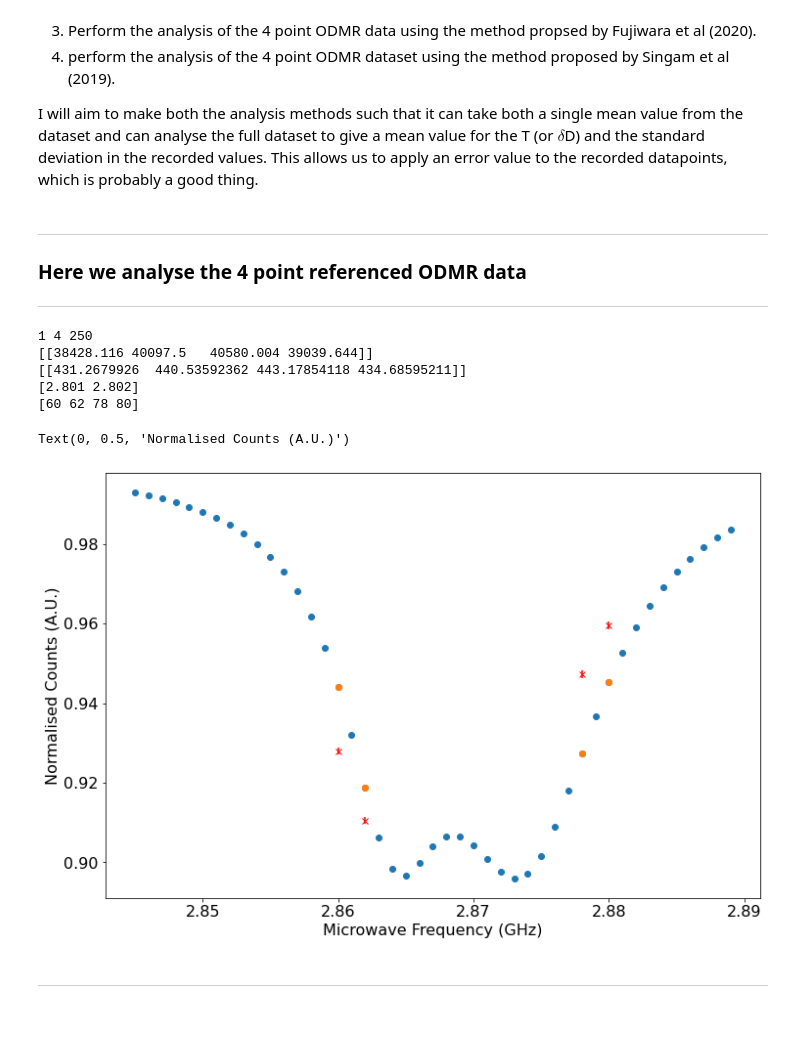
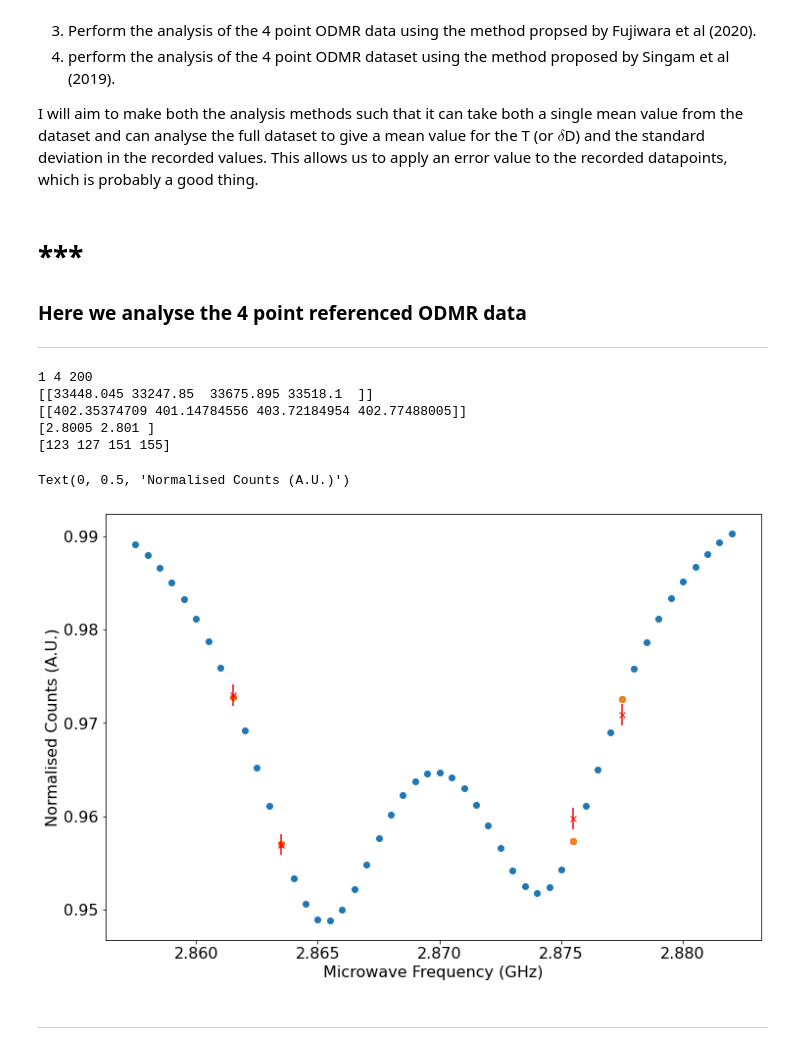
Before and after one commit to Corbyn93/Ryans_Python_Scripts, a Jupyter notebook: Ryan's Jupyter stuff/Thesis code/3 Temp Sensing Algorithms/20211111_Singam_temp_sensing_analysis_2.ipynb, the cells around one changed output. Saved outputs shown, nothing was run; the diff lists cells and outputs as text; code cells hidden in the pictures; blank space fills up the shorter version.

```diff
--- a/Ryan's Jupyter stuff/Thesis code/3 Temp Sensing Algorithms/20211111_Singam_temp_sensing_analysis_2.ipynb
+++ b/Ryan's Jupyter stuff/Thesis code/3 Temp Sensing Algorithms/20211111_Singam_temp_sensing_analysis_2.ipynb
@@ -171,7 +184,7 @@ Additionally, I should be able to extract the Double Lorentz fitting of the data
  # Saves this data into a text file and the 2 plots generated.
 #######
 
-date = '20210928' # Date on folder in which the experimental data is saved.
+date = '20211216' # Date on folder in which the experimental data is saved.
 set_plot_params()
 
 # Load in the data file into an np array, and freqeuncy scan parameters
@@ -179,7 +192,7 @@ set_plot_params()
 folder_path = 'I:\\Science\\Physics-Nanobiophotonics\\Group\\User Data\\ODMR\\ODMR and imaging\\2021\\' + date + '\\'
 #folder_path = 'I:\\Science\\Physics-Nanobiophotonics\\Group\\User Data\\ODMR\\Imaging\\'
 
-data_set = '_referenced_odmr_03' # Short hand for the file name.
+data_set = '_referenced_odmr_06' # Short hand for the file name.
 
 # Set the file names for all 4 data sets recorded from the experiment.
 file_name_ODMR1 = date + data_set + '_ODMR1.dat'
@@ -225,7 +238,7 @@ print(freq_mins)
 # create the initial parameters for ODMR double lorentzian
 # line fitting
 init_params = [dip_depth[0], freq_mins[0], 0.005, dip_depth[1], freq_mins[1], 0.005, flourescent_baseline]
-#init_params = [-0.8, 2.86, 0.005, dip_depth[1], 2.87, 0.005, flourescent_baseline]
+init_params = [-0.8, 2.86, 0.005, dip_depth[1], 2.87, 0.005, flourescent_baseline]
 
 # Set the upper and lower bounds for the fitting algorithm.
 lower_bounds = [-np.inf, init_params[1] - 0.01, 0, -np.inf, init_params[4] - 0.01, 0, 0]
@@ -424,7 +437,7 @@ def save_data(file_ID, date, dwell_time, repeats, deltaD, error_deltaD, deltaT,
                  str(deltaT) + " \t" +  str(error_deltaT) + " \t" + str(mean_intensity) + " \t"  +
                  str(np.sqrt(np.round(mean_intensity, 3))) + '\n')
 # %% [markdown]
-***
+# ***
 ### Here we analyse the 4 point referenced ODMR data
 ***
 # %%
@@ -435,7 +448,9 @@ def save_data(file_ID, date, dwell_time, repeats, deltaD, error_deltaD, deltaT,
 # Load in the data file into an np array, and freqeuncy scan parameters
 # into a pandas array.
 
-four_point_data_set = '_4_point_referenced_odmr_42' # Short hand for the file name.
+folder_path_2 = folder_path + 'simulated_temp_change\\'
+
+four_point_data_set = '_4_point_referenced_odmr_71' # Short hand for the file name.
 
 # Set the file names for all 4 data sets recorded from the experiment.
 four_point_file_name_ODMR1 = date + four_point_data_set + '_ODMR1.dat'
@@ -444,15 +459,15 @@ four_point_file_name_Ref1 = date + four_point_data_set  + '_Ref1.dat'
 four_point_file_name_Ref2 = date + four_point_data_set  + '_Ref2.dat'
 
 # Extract the ODMR and reference datasets from the data we are looking at.
-four_point_odmr_data = load_data(folder_path + four_point_file_name_ODMR1)
-four_point_reference_data = load_data(folder_path + four_point_file_name_Ref1)
+four_point_odmr_data = load_data(folder_path_2 + four_point_file_name_ODMR1)
+four_point_reference_data = load_data(folder_path_2 + four_point_file_name_Ref1)
 
 # Get the parameters for the experiment.
-four_point_params_file = load_params(folder_path + date  + four_point_data_set + '_Params.txt')
+four_point_params_file = load_params(folder_path_2 + date  + four_point_data_set + '_Params.txt')
 four_point_params_values = four_point_params_file['Parameter value']
 
 # Need to have the four_freqs array layered as follows [F1, F2, F3, F4] due to riggering problems in the software.
-four_freqs = [2.860 ,2.862, 2.878, 2.88]
+four_freqs = [2.8615 ,2.8635, 2.8755, 2.8775]
 repeats = four_point_params_values[8]
 
 # Reshape the data so that it can be used for the following script.
@@ -477,40 +492,40 @@ norm_odmr_4_point = normalise_data(four_point_reference_data, four_point_odmr_da
 # Mean of the normalise dataset.
 mean_odmr_4_point_freq_points, mean_norm_4_point_odmr = mean_data(norm_odmr_4_point)
 
 # Find the error for the normaised dataset.
 norm_ODMR_errors = normalise_data_error_propogation(np.mean(norm_odmr_4_point, axis = 2),
                                                               four_point_reference_data, four_point_odmr_data,
                                                              repeats)
 
 # roll the values +1 spaces in the array to correct for problems in the measurement regime.
 mean_norm_4_point_odmr = np.roll(mean_norm_4_point_odmr, 1)
 norm_ODMR_errors = np.roll(norm_ODMR_errors, 1)
 
 #plot.plot(freq[45*7:90*7], y_fit[45*7:90*7], color = 'k')
 print(freq[1:3])
 indices = []
 indices.append((np.abs(freq - four_freqs[0])).argmin())
 indices.append((np.abs(freq - four_freqs[1])).argmin())
 indices.append((np.abs(freq - four_freqs[2])).argmin())
 indices.append((np.abs(freq - four_freqs[3])).argmin())
 
 indices = np.array(indices)
 print(indices)
-plot.scatter(freq[45:90], y_fit[45:90])
+plot.scatter(freq[115:165], y_fit[115:165])
 plot.scatter(freq[indices], y_fit[indices], marker = 'o')
 
 plot.errorbar(four_freqs, mean_norm_4_point_odmr, norm_ODMR_errors[0], color = 'r', marker = 'x',
              linestyle = '')
 plot.xlabel('Microwave Frequency (GHz)')
 plot.ylabel('Normalised Counts (A.U.)')
 # %% [output]
-1 4 250
-[[38428.116 40097.5   40580.004 39039.644]]
-[[431.2679926  440.53592362 443.17854118 434.68595211]]
-[2.801 2.802]
-[60 62 78 80]
+1 4 200
+[[33448.045 33247.85  33675.895 33518.1  ]]
+[[402.35374709 401.14784556 403.72184954 402.77488005]]
+[2.8005 2.801 ]
+[123 127 151 155]
 Text(0, 0.5, 'Normalised Counts (A.U.)')
-[figure, old version]
+[figure, new version]
 # %% [markdown]
 ***
 # %% [markdown]
```
Also changed, not shown: parts of 15 cells of this notebook, 14 other files.
